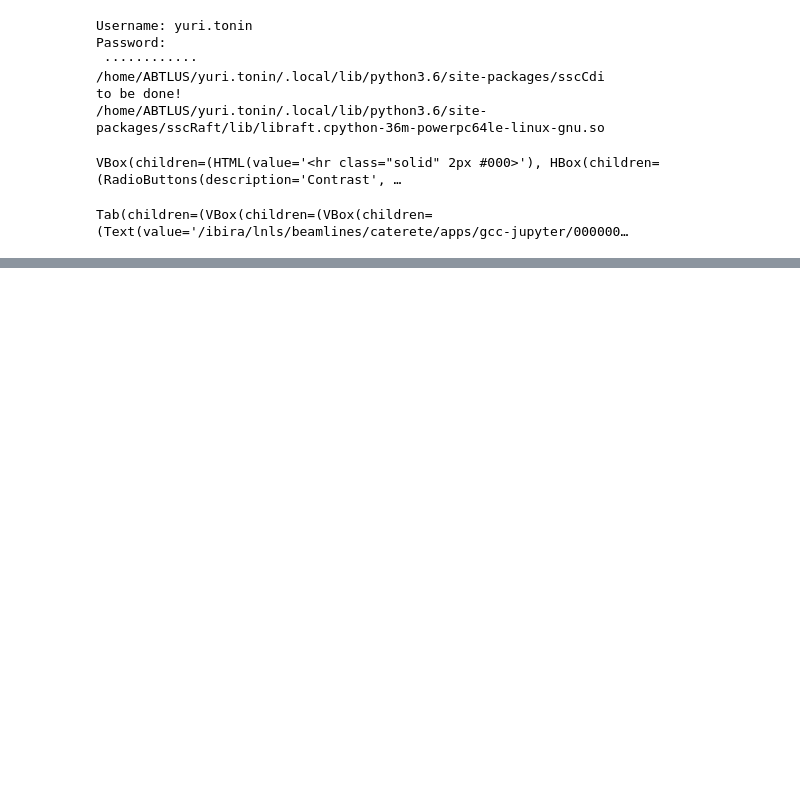
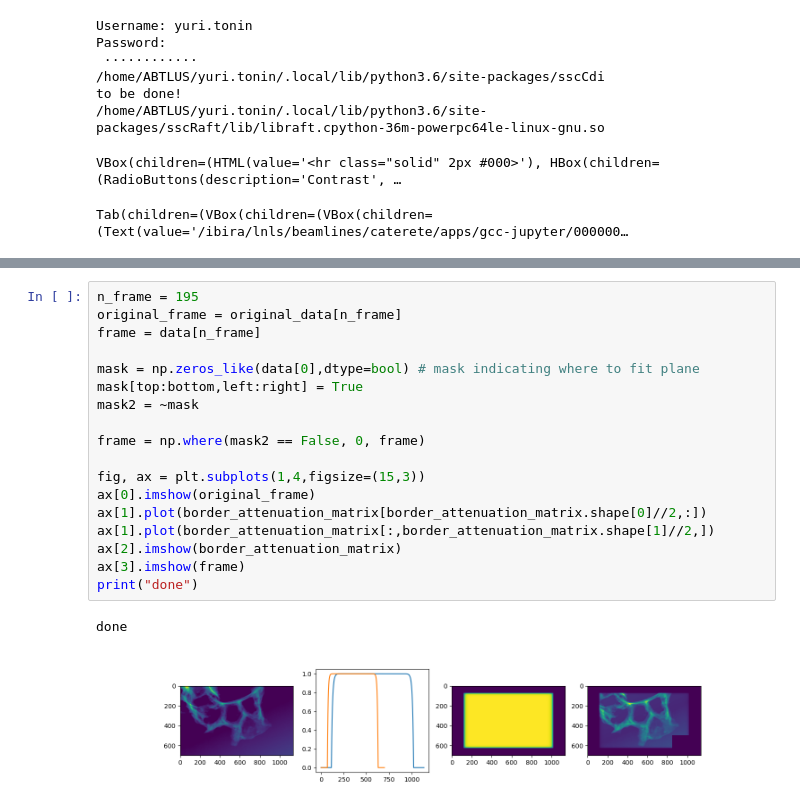
Before and after one commit to cnpem/ssc-cdi, a Jupyter notebook: sscCdi/caterete/jupyter_notebooks/padfilter.ipynb, the cells around one changed output, grey strips where cells are left out. Cells and saved outputs as stored; diff of their text form; blank space fills up the shorter version.

```diff
--- a/sscCdi/caterete/jupyter_notebooks/padfilter.ipynb
+++ b/sscCdi/caterete/jupyter_notebooks/padfilter.ipynb
@@ -315,0 +428,21 @@ if cropped_sinogram.shape[2] % 2 != 0:
+# %%
+n_frame = 195
+original_frame = original_data[n_frame]
+frame = data[n_frame]
+
+mask = np.zeros_like(data[0],dtype=bool) # mask indicating where to fit plane
+mask[top:bottom,left:right] = True
+mask2 = ~mask
+
+frame = np.where(mask2 == False, 0, frame)
+
+fig, ax = plt.subplots(1,4,figsize=(15,3))
+ax[0].imshow(original_frame)
+ax[1].plot(border_attenuation_matrix[border_attenuation_matrix.shape[0]//2,:])
+ax[1].plot(border_attenuation_matrix[:,border_attenuation_matrix.shape[1]//2,])
+ax[2].imshow(border_attenuation_matrix)
+ax[3].imshow(frame)
+print("done")
+# %% [output]
+done
+[figure, added]
```
Also changed, not shown: parts of 7 cells of this notebook, 2 other files.
